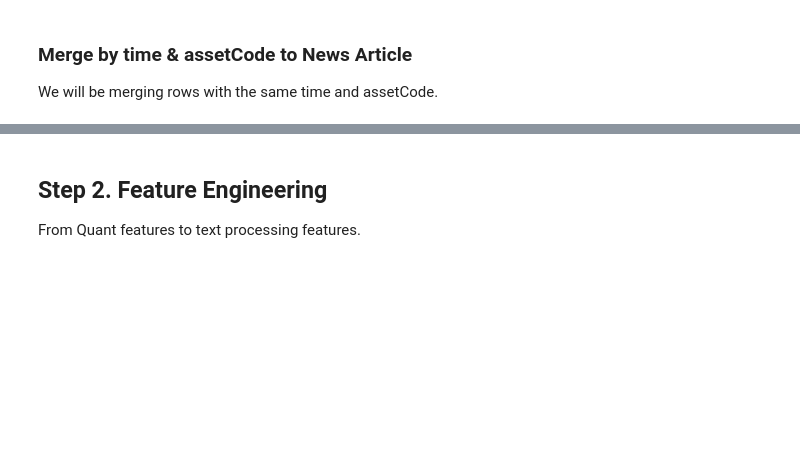
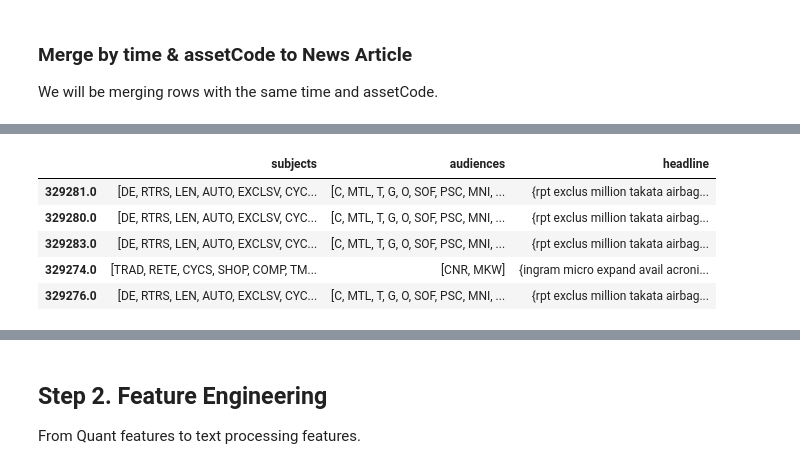
Before and after one commit to jangarong/StockMarketPredictions, a Jupyter notebook: "Stock" Grade Neural Network.ipynb, the cells around one changed output, grey strips where cells are left out. Cells and saved outputs as stored; diff of their text form; code cells hidden in the pictures; blank space fills up the shorter version.

```diff
--- a/"Stock" Grade Neural Network.ipynb
+++ b/"Stock" Grade Neural Network.ipynb
@@ -160,21 +217,0 @@ def clean_headlines(headline):
-# %%
-def categorical_groupby(expand_df):
-
-    # get categorical groupbys
-    main_cols = ['time', 'assetCode']
-    expand_headline_groupby = expand_train_df[main_cols + ['headline']].groupby(['time', 'assetCode'])
-    expand_cat_groupby = expand_train_df[main_cols + ['subjects', 'audiences']].groupby(['time', 'assetCode'])
-
-    # split subjects and audiences
-    def cat_to_list(x):
-        result = []
-        for item in x:
-            result += item
-        return result
-
-    # convert groupby to dataframes
-    expand_cat_df = expand_cat_groupby.transform(cat_to_list)
-    expand_headline_df = expand_headline_groupby.transform(lambda x: set(x)) # can't iterate through?
-
-    # merge to categorical dataframes
-    return pd.concat([expand_cat_df, expand_headline_df], axis=1)
@@ -237,0 +279,3 @@ def merge_by_code(market_df, expand_df):
+# %%
+# groupby datasets
+expand_cat_df = categorical_groupby(expand_df)
@@ -237,0 +298,9 @@ def merge_by_code(market_df, expand_df):
+# %%
+expand_cat_df.head(5)
+# %% [output]
+|  | subjects | audiences | headline |
+| 329281.0 | [DE, RTRS, LEN, AUTO, EXCLSV, CYC... | [C, MTL, T, G, O, SOF, PSC, MNI, ... | {rpt exclus million takata airbag... |
+| 329280.0 | [DE, RTRS, LEN, AUTO, EXCLSV, CYC... | [C, MTL, T, G, O, SOF, PSC, MNI, ... | {rpt exclus million takata airbag... |
+| 329283.0 | [DE, RTRS, LEN, AUTO, EXCLSV, CYC... | [C, MTL, T, G, O, SOF, PSC, MNI, ... | {rpt exclus million takata airbag... |
+| 329274.0 | [TRAD, RETE, CYCS, SHOP, COMP, TM... | [CNR, MKW] | {ingram micro expand avail acroni... |
+| 329276.0 | [DE, RTRS, LEN, AUTO, EXCLSV, CYC... | [C, MTL, T, G, O, SOF, PSC, MNI, ... | {rpt exclus million takata airbag... |
```
Also changed, not shown: parts of 19 cells of this notebook.
